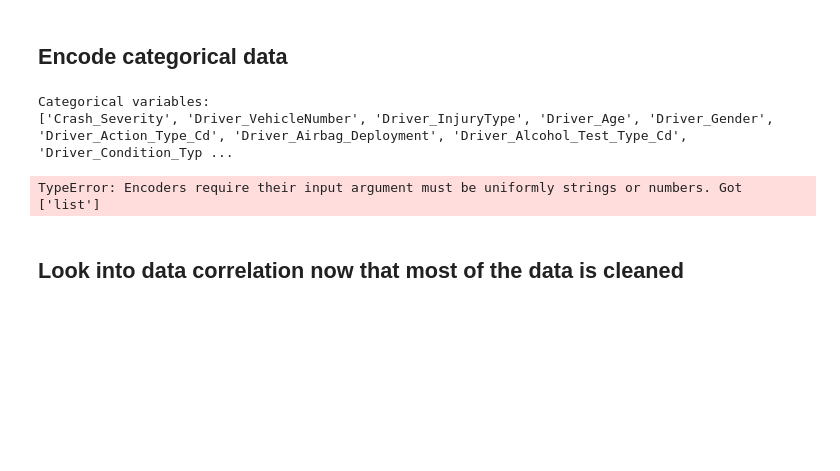
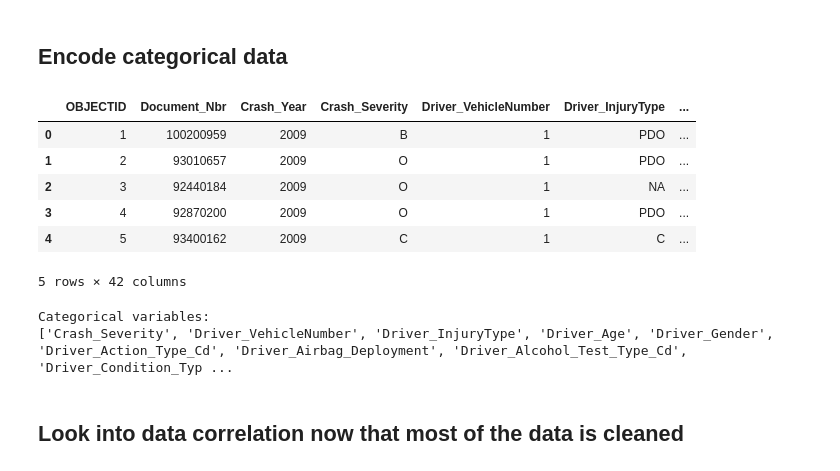
Before and after one commit to IdeaKing/ml4va, a Jupyter notebook: 01_data_experiments.ipynb, the cells around one changed output. Drawn from its saved outputs; the diff is of its cells as text; code cells hidden in the pictures; blank space fills up the shorter version.

```diff
--- a/01_data_experiments.ipynb
+++ b/01_data_experiments.ipynb
@@ -135,23 +135,37 @@ def clean_values(string):
 for column in data.columns:
     if data[column].dtype == "object":
         data[column] = data[column].apply(clean_values)
+# %%
+# Flatten the lists
+for column in data.columns:
+    if data[column].dtype == "object":
+        data[column] = data[column].apply(lambda x: x if type(x) != list else x[0] if len(x) > 0 else None)
+
+data.head()
+# %% [output]
+|  | OBJECTID | Document_Nbr | Crash_Year | Crash_Severity | Driver_VehicleNumber | Driver_InjuryType | ... |
+| 0 | 1 | 100200959 | 2009 | B | 1 | PDO | ... |
+| 1 | 2 | 93010657 | 2009 | O | 1 | PDO | ... |
+| 2 | 3 | 92440184 | 2009 | O | 1 | NA | ... |
+| 3 | 4 | 92870200 | 2009 | O | 1 | PDO | ... |
+| 4 | 5 | 93400162 | 2009 | C | 1 | C | ... |
+5 rows × 42 columns
 # %%
-# One hot encode the categorical columns
-# Encode categorical values
+# One hot encode
 # Identify categorical variables
 categorical_vars = data.select_dtypes(include=['object']).columns.tolist()
 print("Categorical variables:")
 print(categorical_vars)
+
 # Initialize the encoder
 encoder = OrdinalEncoder()
 
 # Encode categorical variables
 data[categorical_vars] = data[categorical_vars].fillna('Missing')
-data[categorical_vars] = encoder.fit_transform(data[categorical_vars])
+data[categorical_vars] = encoder.fit_transform(data[categorical_vars])# Encode categorical values
 # %% [output]
 Categorical variables:
 ['Crash_Severity', 'Driver_VehicleNumber', 'Driver_InjuryType', 'Driver_Age', 'Driver_Gender', 'Driver_Action_Type_Cd', 'Driver_Airbag_Deployment', 'Driver_Alcohol_Test_Type_Cd', 'Driver_Condition_Typ ...
-TypeError: Encoders require their input argument must be uniformly strings or numbers. Got ['list']
 # %% [markdown]
 ## Look into data correlation now that most of the data is cleaned
 # %%
```
Also changed, not shown: parts of 10 cells of this notebook.
